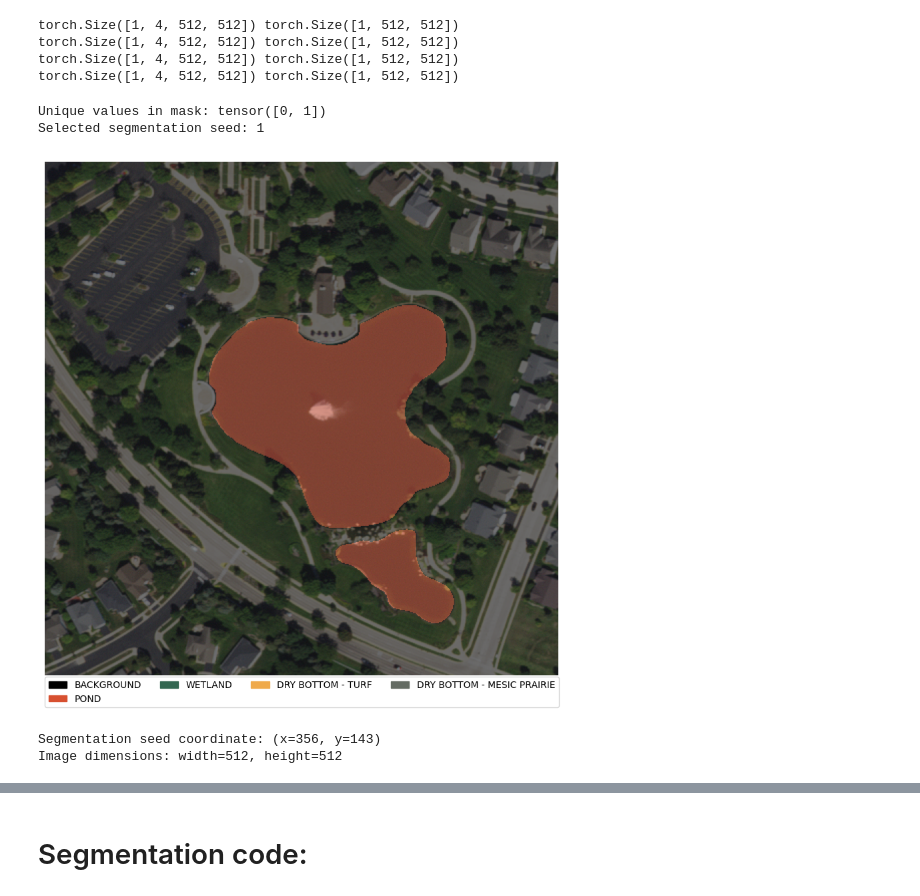
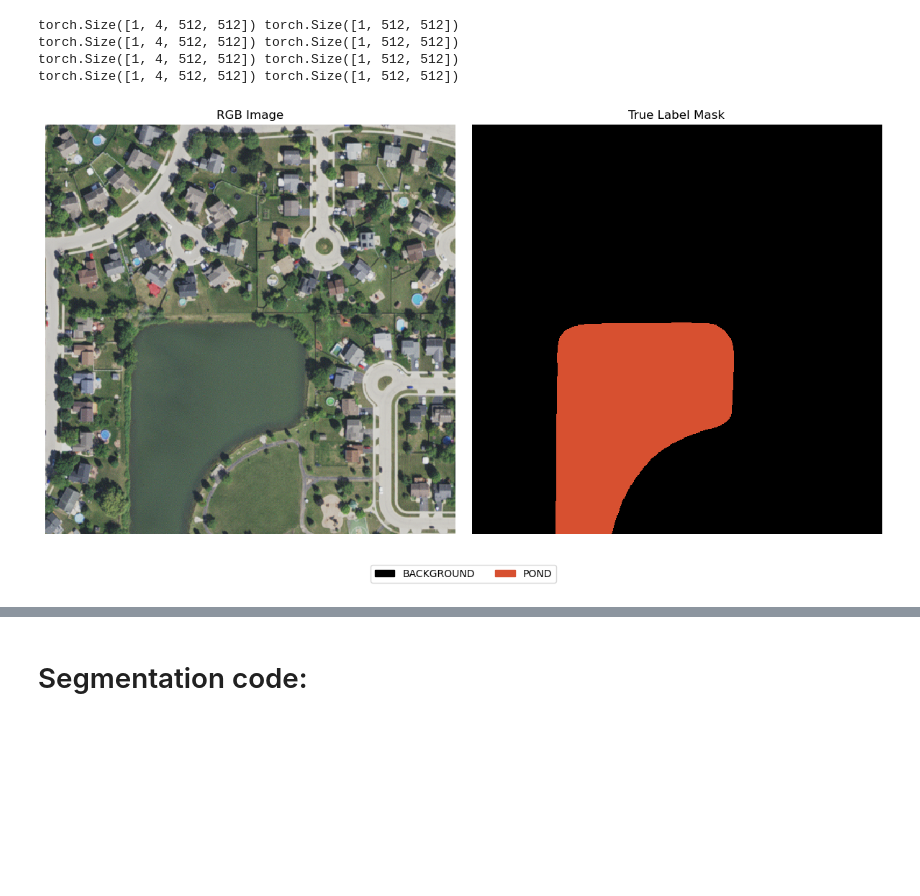
Before and after one commit to dsi-clinic/CMAP, a Jupyter notebook: kane-county-sam.ipynb, the cells around one changed output, grey strips where cells are left out. Drawn from its saved outputs; the diff is of its cells as text; code cells hidden in the pictures; blank space fills up the shorter version.

Commit message:
kc ipynb graph updates, initial metrics pipeline implementation

```diff
--- a/kane-county-sam.ipynb
+++ b/kane-county-sam.ipynb
@@ -71,65 +71,57 @@ import numpy as np
 # Sort the keys so that the colormap is consistent
 sorted_keys = sorted(kc_dataset.colors.keys())
 # Normalize the colors (RGB only) to [0,1]
 color_list = [tuple(np.array(kc_dataset.colors[k][:3]) / 255.0) for k in sorted_keys]
 custom_cmap = ListedColormap(color_list)
 
 # --- Extract one sample from the dataloader ---
 sample = next(iter(plot_dataloader))
 img_tensor = sample['image'][0]  # shape: (channels, height, width)
-mask_tensor = sample['mask'][0]    # shape: (height, width) or (1, height, width)
+mask_tensor = sample['mask'][0]  # shape: (height, width) or (1, height, width)
 
 # Squeeze extra channel from mask if necessary
 if mask_tensor.dim() == 3 and mask_tensor.shape[0] == 1:
     mask_tensor = mask_tensor.squeeze(0)
 
 # Use only the first 3 channels for RGB visualization
 img_rgb = img_tensor[:3] if img_tensor.shape[0] >= 3 else img_tensor
 
 # Rearrange the image to (height, width, channels) and convert to NumPy uint8
 img_rgb_np = rearrange(img_rgb, "c h w -> h w c").cpu().numpy().astype("uint8")
 # Convert mask to NumPy array for plotting
 mask_np = mask_tensor.cpu().numpy()
 
-# Print unique values in mask and choose a segmentation seed (nonzero)
-unique_vals = torch.unique(mask_tensor)
-print("Unique values in mask:", unique_vals)
-non_bg_vals = unique_vals[unique_vals != 0]  # assume 0 is background
-if len(non_bg_vals) == 0:
-    print("No non-background values found in this mask.")
-else:
-    segmentation_seed = int(non_bg_vals[0].item())
-    print("Selected segmentation seed:", segmentation_seed)
+# Save the overlay for later use
+overlay = mask_np.copy()
 
-# --- Create a single subplot ---
-fig, ax = plt.subplots(1, 1, figsize=(8, 8))
-ax.imshow(img_rgb_np)
-ax.imshow(mask_np, cmap=custom_cmap, alpha=0.5, vmin=0, vmax=len(sorted_keys) - 1)
-ax.axis("off")
+# --- Create two subplots: RGB Image & True Label Mask ---
+fig, axs = plt.subplots(1, 2, figsize=(12, 6))
 
-# --- Create a legend from the colors and labels ---
+# 1. Display RGB Image (No Mask Overlay)
+axs[0].imshow(img_rgb_np, interpolation="none")
+axs[0].set_title("RGB Image")
+axs[0].axis("off")
+
+# 2. Display True Label Mask (solid colors, no alpha blending)
+axs[1].imshow(mask_np, cmap=custom_cmap, interpolation="none", vmin=0, vmax=len(sorted_keys) - 1)
+axs[1].set_title("True Label Mask")
+axs[1].axis("off")
+
+# --- Create a legend for the True Label Mask ---
 legend_handles = []
+unique_vals_in_mask = set(np.unique(mask_np))  # Only include labels that appear in the image
 for k in sorted_keys:
-    label_name = kc_dataset.labels_inverse.get(k, str(k))
-    # Normalize the RGB values to [0,1]
-    color = tuple(np.array(kc_dataset.colors[k][:3]) / 255.0)
-    patch = mpatches.Patch(color=color, label=label_name)
-    legend_handles.append(patch)
+    if k in unique_vals_in_mask:
+        label_name = kc_dataset.labels_inverse.get(k, str(k))
+        color = tuple(np.array(kc_dataset.colors[k][:3]) / 255.0)
+        patch = mpatches.Patch(color=color, label=label_name)
+        legend_handles.append(patch)
 
-fig.legend(handles=legend_handles, loc='lower center', ncol=4, bbox_to_anchor=(0.5, -0.05))
+# Add legend below the True Label Mask (only for present labels)
+if legend_handles:
+    fig.legend(handles=legend_handles, loc='lower center', ncol=4, bbox_to_anchor=(0.5, -0.1))
+
 plt.tight_layout()
 plt.show()
 # %% [output]
-Unique values in mask: tensor([0, 1])
-Selected segmentation seed: 1
-[figure, old version]
+[figure, new version]
-# %%
-ys, xs = torch.where(mask_tensor == segmentation_seed)
-if len(xs) > 0 and len(ys) > 0:
-    seed_x = xs[0].item()
-    seed_y = ys[0].item()
-    print(f"Segmentation seed coordinate: (x={seed_x}, y={seed_y})")
-    print(f"Image dimensions: width={img_rgb_np.shape[1]}, height={img_rgb_np.shape[0]}")
-# %% [output]
-Segmentation seed coordinate: (x=356, y=143)
-Image dimensions: width=512, height=512
```
Also changed, not shown: parts of 3 cells of this notebook, 21 other files.
